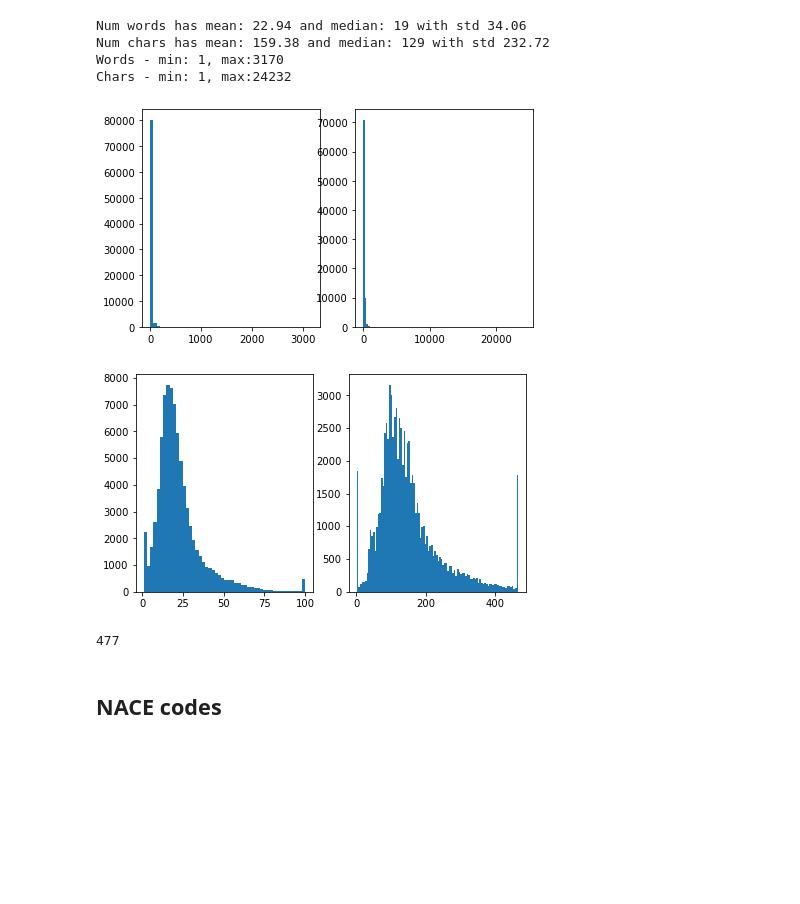
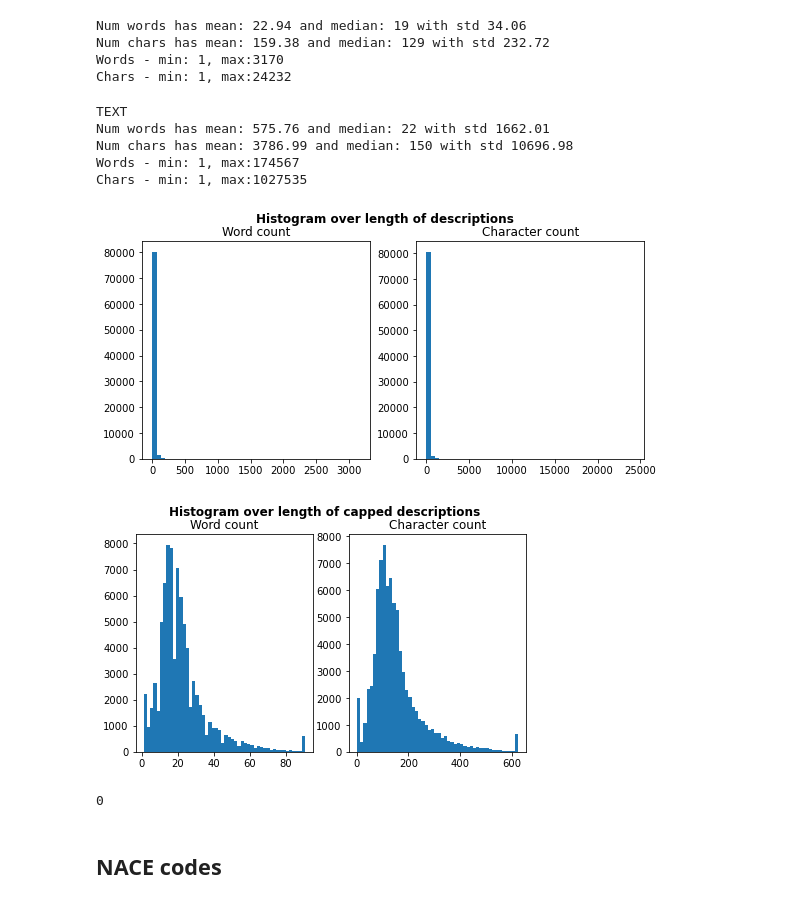
Before and after one commit to SebastianBitsch/document-similarity-search, a Jupyter notebook: raw_data_visualization.ipynb, the cells around one changed output. Saved outputs shown, nothing was run; the diff lists cells and outputs as text; code cells hidden in the pictures; blank space fills up the shorter version.

```diff
--- a/raw_data_visualization.ipynb
+++ b/raw_data_visualization.ipynb
@@ -110,12 +108,12 @@ def charCount(text, max_chars = np.inf):
     num = len(str(text))
     return max_chars if num > max_chars else num
 
-def countWordsAndCharacters(dataf, max_words = np.inf, max_chars = np.inf):
+def countWordsAndCharacters(dataf, col_name, max_words = np.inf, max_chars = np.inf):
     wc = []
     cc = []
     for _, row in dataf.iterrows():
-        wc.append(wordCount(row['description'], max_words))
-        cc.append(charCount(row['description'], max_chars))
+        wc.append(wordCount(row[col_name], max_words))
+        cc.append(charCount(row[col_name], max_chars))
     return (wc,cc)
 # %%
 # Get median and mean of the number of words and characters
@@ -130,32 +129,56 @@ Num words has mean: 22.94 and median: 19 with std 34.06
 Num chars has mean: 159.38 and median: 129 with std 232.72
 Words - min: 1, max:3170
 Chars - min: 1, max:24232
+# %%
+# Get median and mean of the number of words and characters
+wc,cc = countWordsAndCharacters(df, 'text')
+
+print("TEXT")
+print("Num words has mean: {:.2f} and median: {:.0f} with std {:.2f}".format(np.mean(wc),np.median(wc),np.std(wc)))
+print("Num chars has mean: {:.2f} and median: {:.0f} with std {:.2f}".format(np.mean(cc),np.median(cc),np.std(cc)))
+print(f"Words - min: {min(wc)}, max:{max(wc)}")
+print(f"Chars - min: {min(cc)}, max:{max(cc)}")
+# %% [output]
+TEXT
+Num words has mean: 575.76 and median: 22 with std 1662.01
+Num chars has mean: 3786.99 and median: 150 with std 10696.98
+Words - min: 1, max:174567
+Chars - min: 1, max:1027535
 # %%
 # With no max cap
-wc,cc = countWordsAndCharacters(df)
+wc,cc = countWordsAndCharacters(df, 'description')
 
-fig, axs = plt.subplots(1,2,figsize=(7,4))
+fig, axs = plt.subplots(1,2,figsize=(9,4))
 axs[0].hist(wc, bins=50)
-axs[1].hist(cc, bins=100)
+axs[1].hist(cc, bins=50)
+
+fig.suptitle("Histogram over length of descriptions",fontweight='semibold')
+axs[0].set_title('Word count')
+axs[1].set_title('Character count')
 
 plt.show()
 # %% [output]
-[figure, old version]
+[figure, new version]
 # %%
 # With a max word cap of 100 and max chars at 1000
-wc,cc = countWordsAndCharacters(dataf=df, max_words=100, max_chars=2*232.72)
+wc,cc = countWordsAndCharacters(dataf=df, col_name='description', max_words=22.94+2*34, max_chars=159.38+2*232.72)
 
 fig, axs = plt.subplots(1,2,figsize=(7,4))
 axs[0].hist(wc, bins=50)
-axs[1].hist(cc, bins=100)
+axs[1].hist(cc, bins=50)
+
+fig.suptitle("Histogram over length of capped descriptions",fontweight='semibold')
+axs[0].set_title('Word count')
+axs[1].set_title('Character count')
+
 plt.show()
 # %% [output]
-[figure, old version]
+[figure, new version]
 # %%
 # How many words will be removed because they have more than 100 words
 wc = np.array(wc)
-len(wc[wc == 100])
+len(wc[(22.94+2*34) < wc])
 # %% [output]
-477
+0
 # %% [markdown]
 ## NACE codes
```
Also changed, not shown: parts of 15 cells of this notebook, 1 other file.
